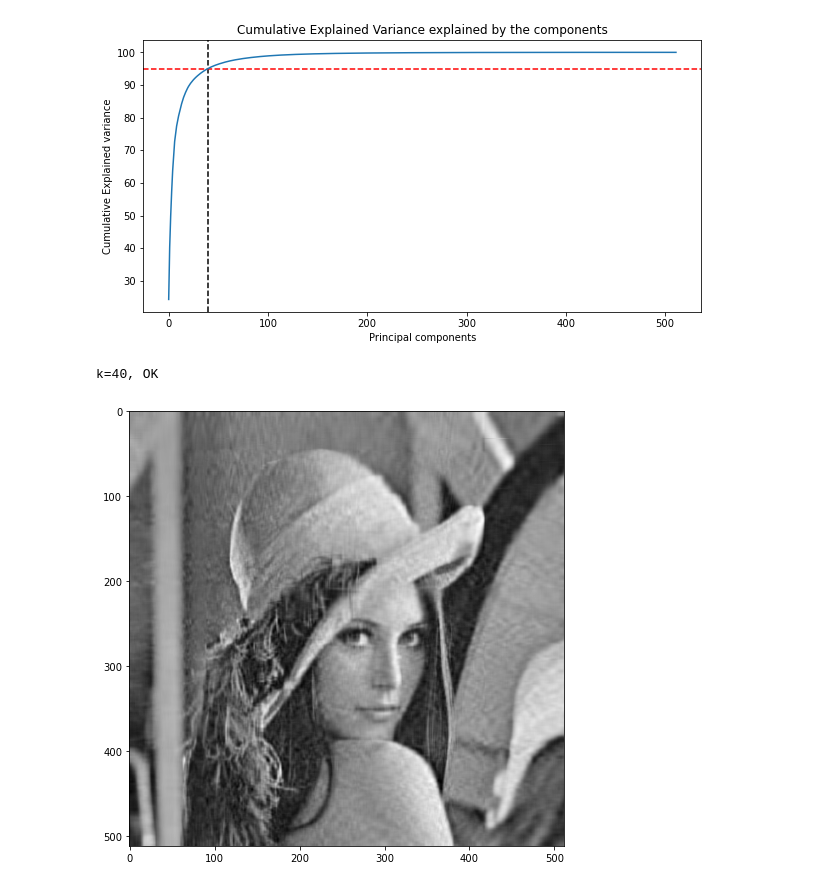
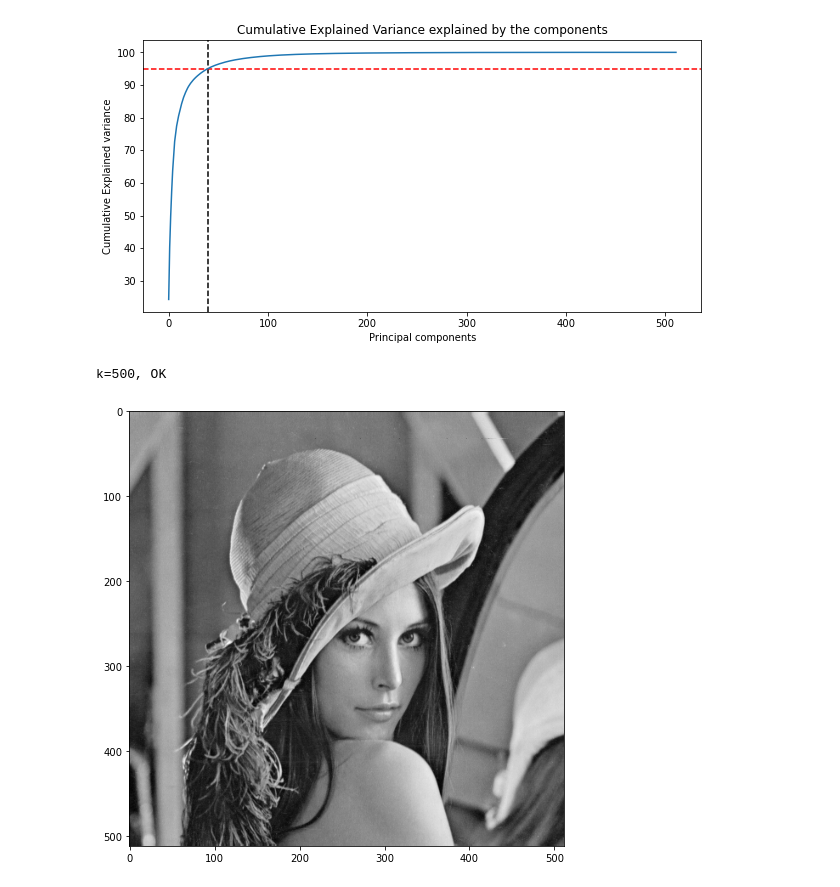
Before and after one commit to Lage951/Html-Master, a Jupyter notebook: L12/Extra/demo_pca.ipynb, the cells around one changed output. Saved outputs shown, nothing was run; the diff lists cells and outputs as text; code cells hidden in the pictures.

```diff
--- a/L12/Extra/demo_pca.ipynb
+++ b/L12/Extra/demo_pca.ipynb
@@ -67,14 +66,15 @@ Number of components explaining 95% variance: 40
   => found k=40, OK
 [figure]
 # %%
+k=500
 ipca = IncrementalPCA(n_components=k)
 image_recon = ipca.inverse_transform(ipca.fit_transform(image_bw))
 
 # Plotting the reconstructed image
 plt.figure(figsize=[12,8])
 plt.imshow(image_recon,cmap = plt.cm.gray)
 
 print(f"k={k}, OK")
 # %% [output]
-k=40, OK
+k=500, OK
-[figure, old version]
+[figure, new version]
```
Also changed, not shown: parts of 1 cell of this notebook, 1 other file.
